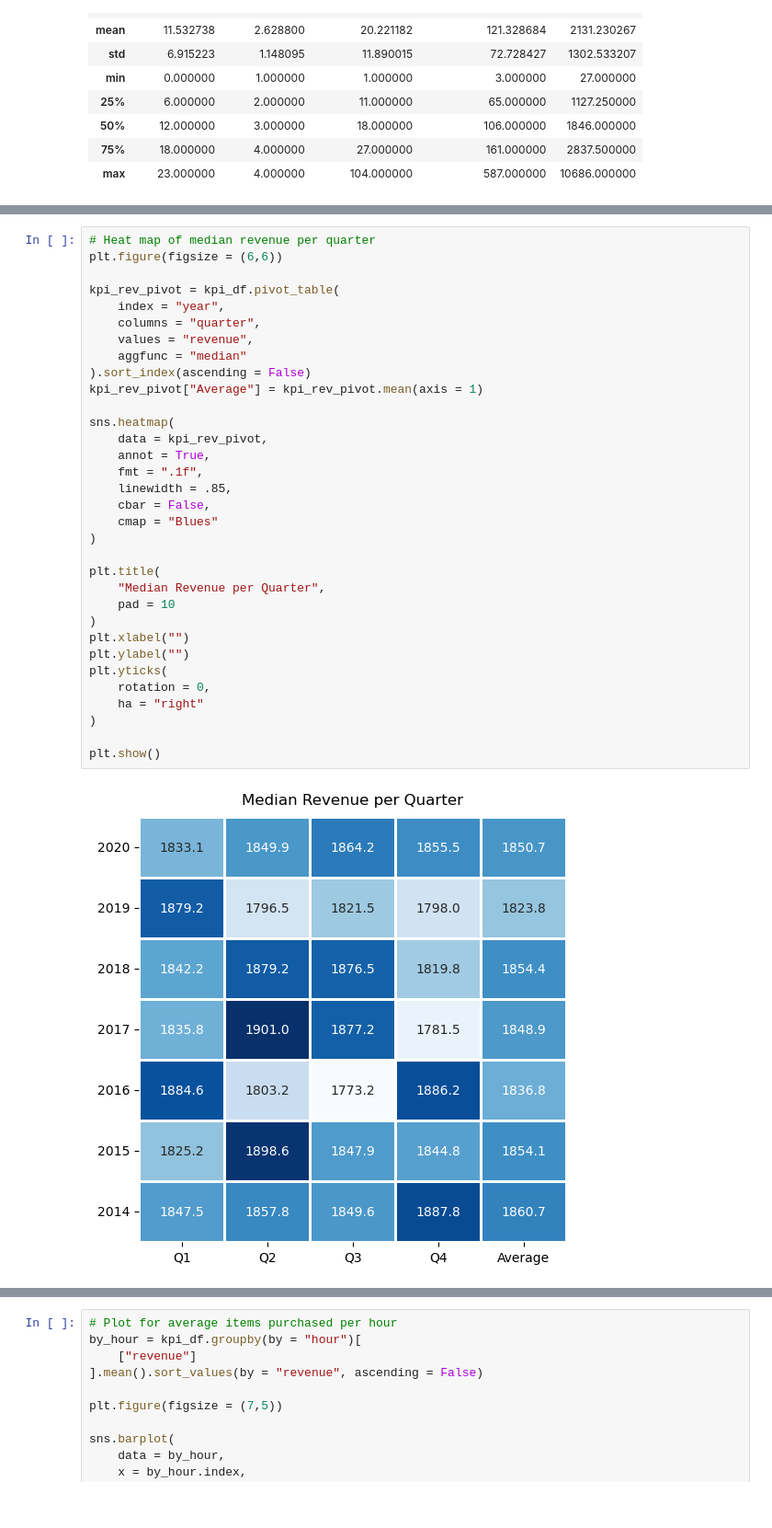
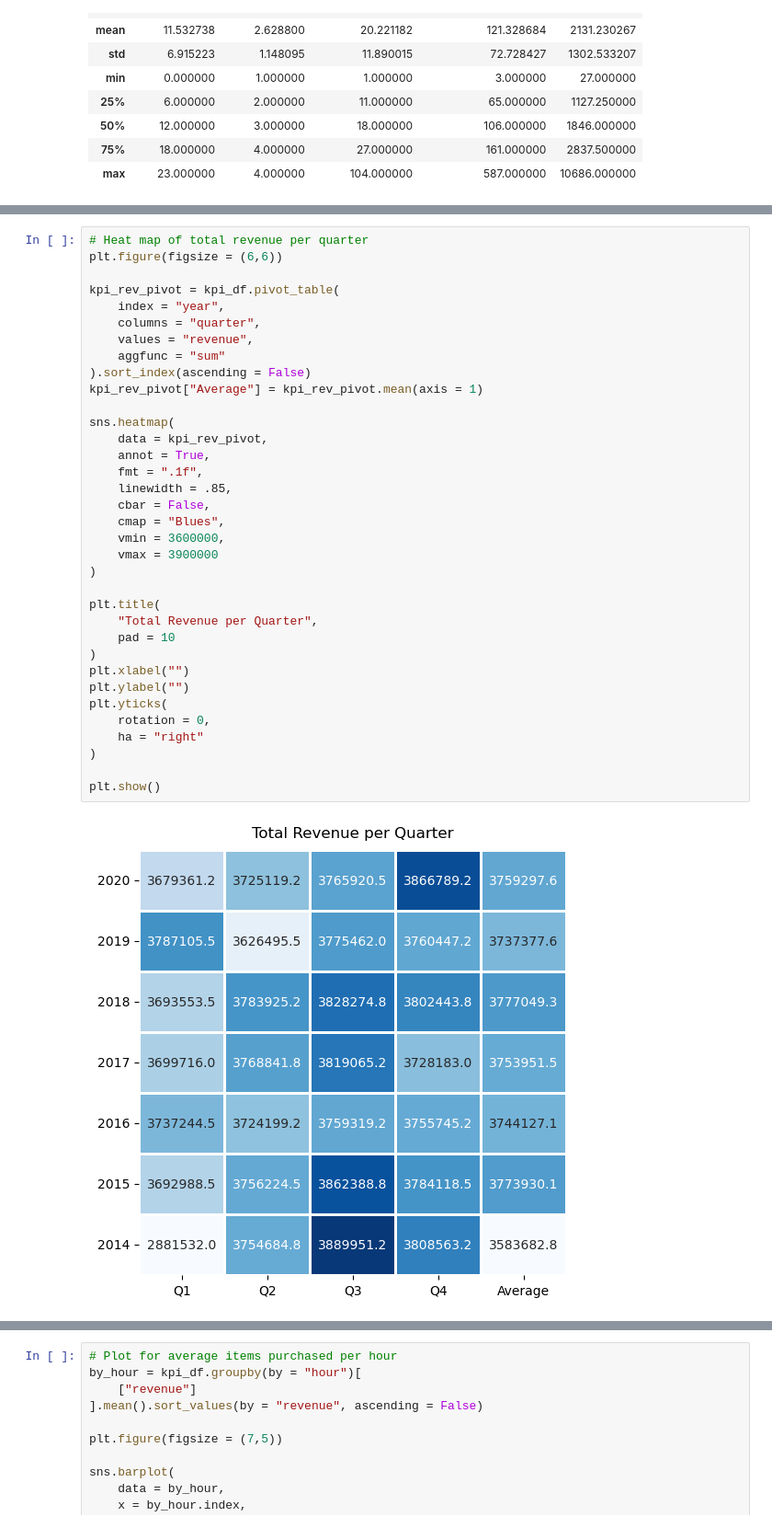
Before and after one commit to gbgrande2/bangladesh_ecommerce, a Jupyter notebook: analysis.ipynb, the cells around one changed output, grey strips where cells are left out. Shown: that part at 92% size. Saved outputs shown, nothing was run; the diff lists cells and outputs as text.

```diff
--- a/analysis.ipynb
+++ b/analysis.ipynb
@@ -143,38 +144,40 @@ plt.show()
 # %% [output]
 [figure]
 # %%
-# Heat map of median revenue per quarter
+# Heat map of total revenue per quarter
 plt.figure(figsize = (6,6))
 
 kpi_rev_pivot = kpi_df.pivot_table(
     index = "year",
     columns = "quarter",
     values = "revenue",
-    aggfunc = "median"
+    aggfunc = "sum"
 ).sort_index(ascending = False)
 kpi_rev_pivot["Average"] = kpi_rev_pivot.mean(axis = 1)
 
 sns.heatmap(
     data = kpi_rev_pivot,
     annot = True,
     fmt = ".1f",
     linewidth = .85,
     cbar = False,
-    cmap = "Blues"
+    cmap = "Blues",
+    vmin = 3600000,
+    vmax = 3900000
 )
 
 plt.title(
-    "Median Revenue per Quarter",
+    "Total Revenue per Quarter",
     pad = 10
 )
 plt.xlabel("")
 plt.ylabel("")
 plt.yticks(
     rotation = 0,
     ha = "right"
 )
 
 plt.show()
 # %% [output]
-[figure, old version]
+[figure, new version]
 # %%
```
Also changed, not shown: parts of 12 cells of this notebook.
